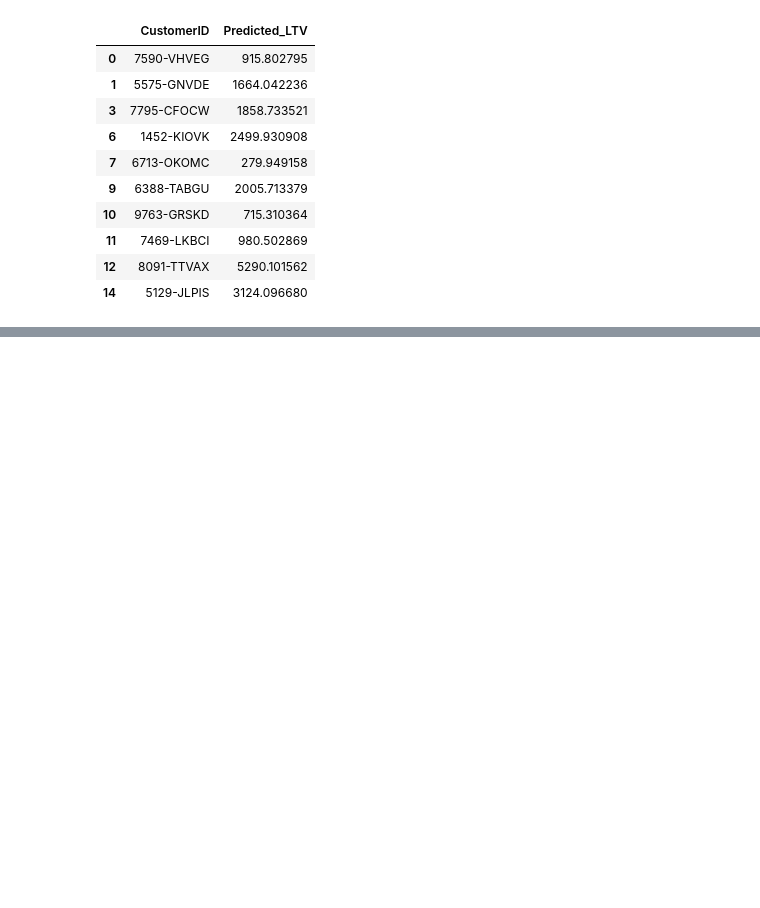
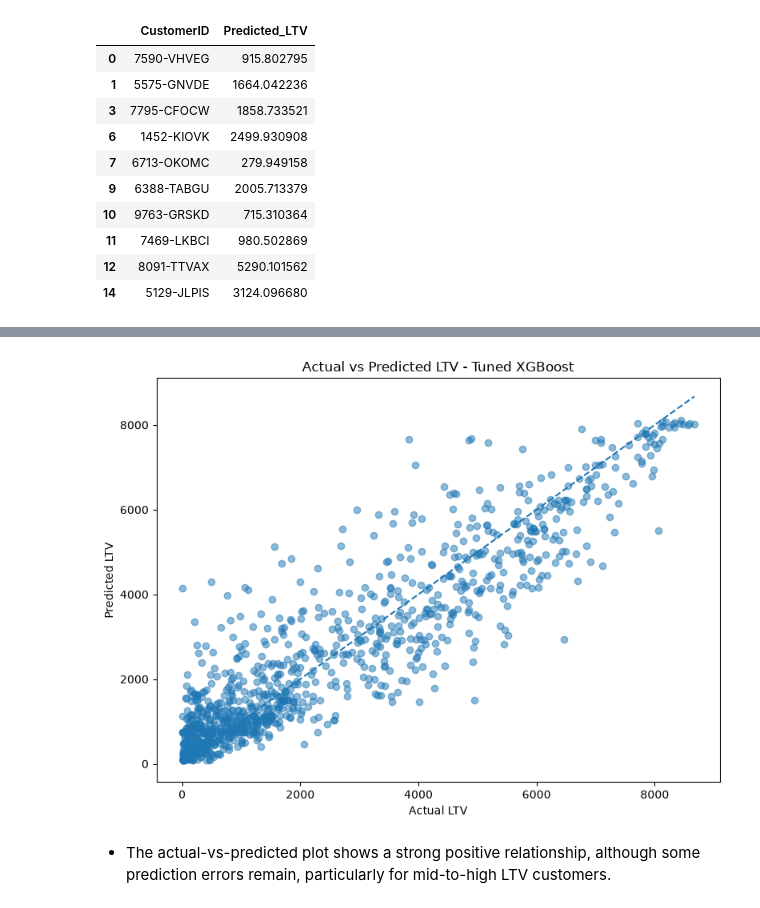
Before and after one commit to AbhijithAJ3/customer-churn-ltv, a Jupyter notebook: notebooks/05_ltv_regression.ipynb, the cells around one changed output, grey strips where cells are left out. Cells and saved outputs as stored; diff of their text form; code cells hidden in the pictures; blank space fills up the shorter version.

```diff
--- a/notebooks/05_ltv_regression.ipynb
+++ b/notebooks/05_ltv_regression.ipynb
@@ -534,0 +628,25 @@ comparison.head(20)
+# %%
+plt.figure(figsize=(8, 6))
+
+plt.scatter(y_test, y_pred_tuned, alpha=0.5)
+
+# Perfect prediction line
+min_value = min(y_test.min(), y_pred_tuned.min())
+max_value = max(y_test.max(), y_pred_tuned.max())
+
+plt.plot(
+    [min_value, max_value],
+    [min_value, max_value],
+    linestyle="--"
+)
+
+plt.xlabel("Actual LTV")
+plt.ylabel("Predicted LTV")
+plt.title("Actual vs Predicted LTV - Tuned XGBoost")
+
+plt.tight_layout()
+plt.show()
+# %% [output]
+[figure, added]
+# %% [markdown]
+- The actual-vs-predicted plot shows a strong positive relationship, although some prediction errors remain, particularly for mid-to-high LTV customers.
```
Also changed, not shown: parts of 30 cells of this notebook, 1 other file.
